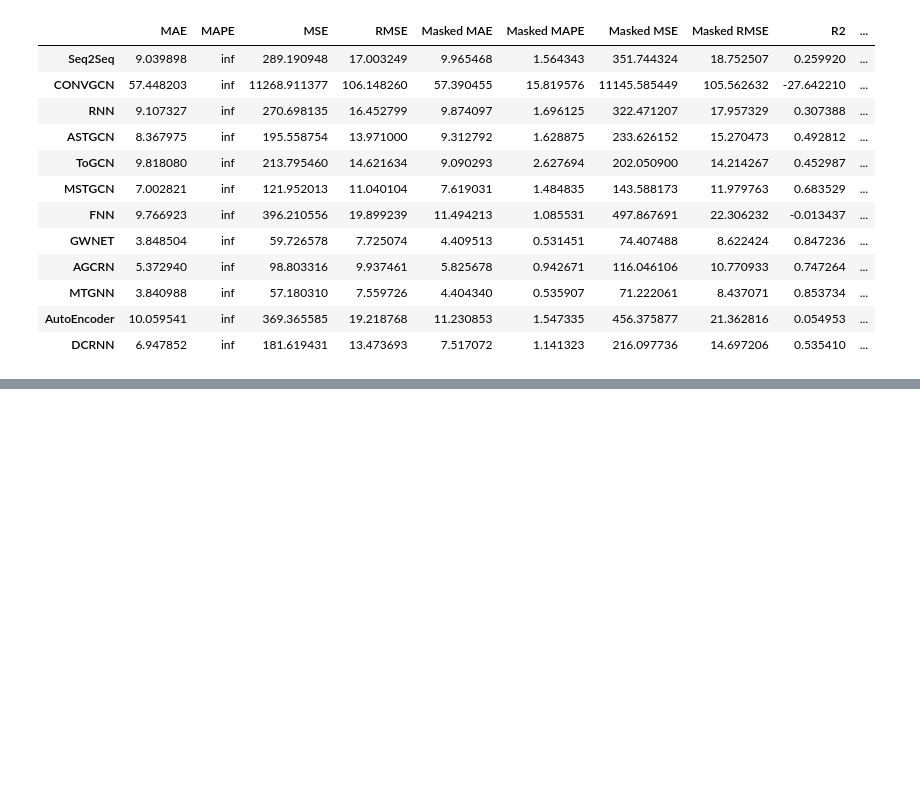
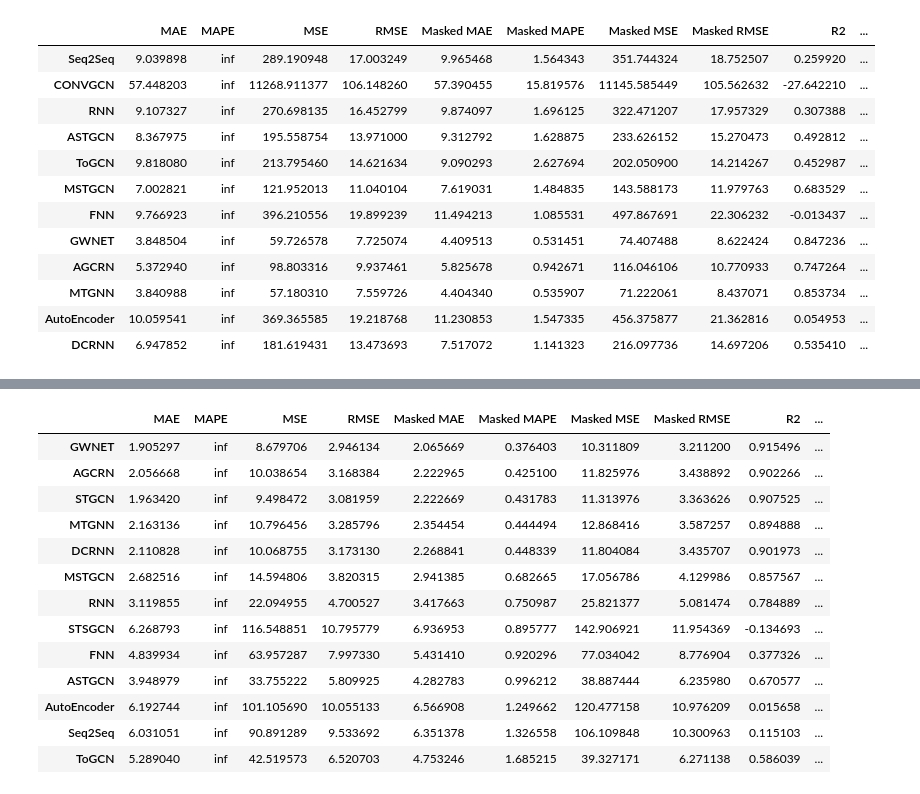
Before and after one commit to XDZhelheim/TrafficFlowModel, a Jupyter notebook: model/baseline_eval.ipynb, the cells around one changed output, grey strips where cells are left out. Cells and saved outputs as stored; diff of their text form; code cells hidden in the pictures; blank space fills up the shorter version.

```diff
--- a/model/baseline_eval.ipynb
+++ b/model/baseline_eval.ipynb
@@ -118,0 +141,34 @@ df_eval
+# %%
+# sz_taxi_202006_5min 12 12 step1
+
+run_id_list=os.listdir(CACHE_PATH)[1:]
+
+df_eval=pd.DataFrame(columns=["MAE", "MAPE", "MSE", "RMSE", "Masked MAE", "Masked MAPE", "Masked MSE", "Masked RMSE", "R2", "EVAR"])
+
+for run_id in run_id_list:
+    if not os.listdir(os.path.join(CACHE_PATH, run_id, "evaluate_cache")):
+        continue
+    for file in os.listdir(os.path.join(CACHE_PATH, run_id, "evaluate_cache")):
+        if file.endswith(".csv"):
+            csv_res=file
+    model_name=csv_res.split("_")[-4]
+    df_eval_res=pd.read_csv(os.path.join(CACHE_PATH, run_id, "evaluate_cache", csv_res))
+
+    df_eval.loc[model_name]=df_eval_res.iloc[0].values
+
+df_eval.sort_values("Masked MAPE")
+# %% [output]
+|  | MAE | MAPE | MSE | RMSE | Masked MAE | Masked MAPE | Masked MSE | Masked RMSE | R2 | ... |
+| GWNET | 1.905297 | inf | 8.679706 | 2.946134 | 2.065669 | 0.376403 | 10.311809 | 3.211200 | 0.915496 | ... |
+| AGCRN | 2.056668 | inf | 10.038654 | 3.168384 | 2.222965 | 0.425100 | 11.825976 | 3.438892 | 0.902266 | ... |
+| STGCN | 1.963420 | inf | 9.498472 | 3.081959 | 2.222669 | 0.431783 | 11.313976 | 3.363626 | 0.907525 | ... |
+| MTGNN | 2.163136 | inf | 10.796456 | 3.285796 | 2.354454 | 0.444494 | 12.868416 | 3.587257 | 0.894888 | ... |
+| DCRNN | 2.110828 | inf | 10.068755 | 3.173130 | 2.268841 | 0.448339 | 11.804084 | 3.435707 | 0.901973 | ... |
+| MSTGCN | 2.682516 | inf | 14.594806 | 3.820315 | 2.941385 | 0.682665 | 17.056786 | 4.129986 | 0.857567 | ... |
+| RNN | 3.119855 | inf | 22.094955 | 4.700527 | 3.417663 | 0.750987 | 25.821377 | 5.081474 | 0.784889 | ... |
+| STSGCN | 6.268793 | inf | 116.548851 | 10.795779 | 6.936953 | 0.895777 | 142.906921 | 11.954369 | -0.134693 | ... |
+| FNN | 4.839934 | inf | 63.957287 | 7.997330 | 5.431410 | 0.920296 | 77.034042 | 8.776904 | 0.377326 | ... |
+| ASTGCN | 3.948979 | inf | 33.755222 | 5.809925 | 4.282783 | 0.996212 | 38.887444 | 6.235980 | 0.670577 | ... |
+| AutoEncoder | 6.192744 | inf | 101.105690 | 10.055133 | 6.566908 | 1.249662 | 120.477158 | 10.976209 | 0.015658 | ... |
+| Seq2Seq | 6.031051 | inf | 90.891289 | 9.533692 | 6.351378 | 1.326558 | 106.109848 | 10.300963 | 0.115103 | ... |
+| ToGCN | 5.289040 | inf | 42.519573 | 6.520703 | 4.753246 | 1.685215 | 39.327171 | 6.271138 | 0.586039 | ... |
```
Also changed, not shown: parts of 5 cells of this notebook.
